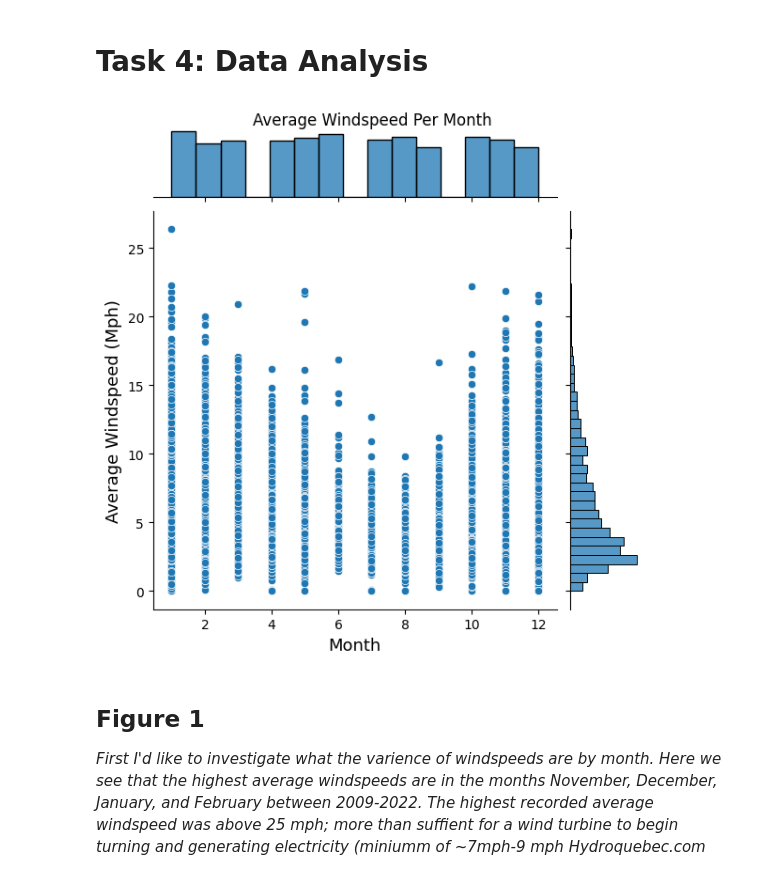
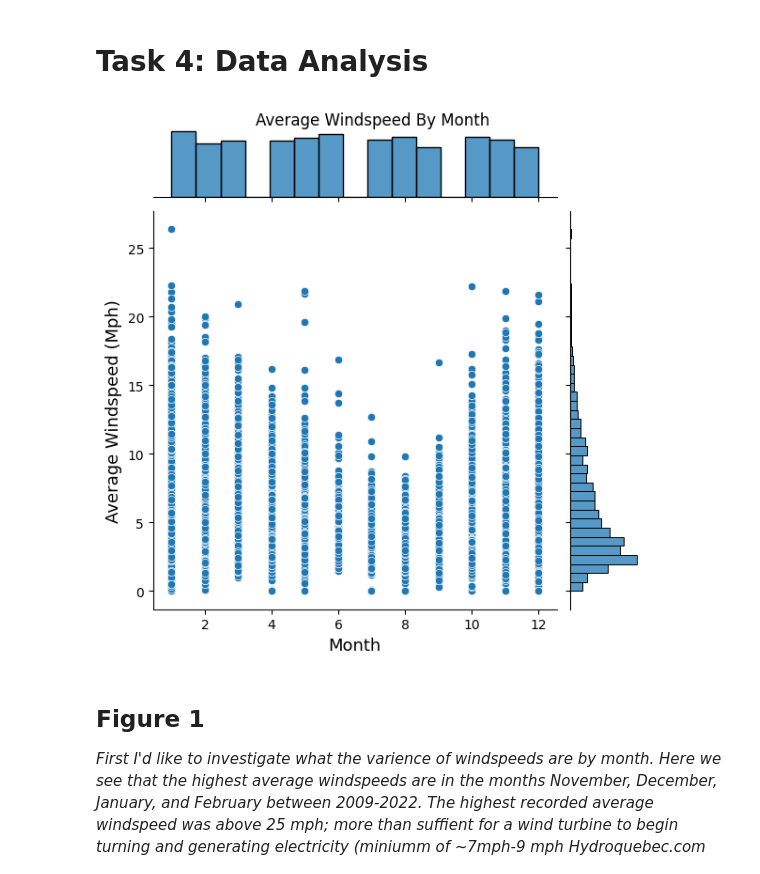
Before and after one commit to ubco-W2022T1-cosc301/project-group29, a Jupyter notebook: notebooks/analysis2.ipynb, the cells around one changed output. Drawn from its saved outputs; the diff is of its cells as text; code cells hidden in the pictures.

```diff
--- a/notebooks/analysis2.ipynb
+++ b/notebooks/analysis2.ipynb
@@ -261,10 +261,11 @@ avg_by_mnth = dfcleaned.groupby(by='Month').mean()
 # %%
 h = sns.jointplot(x='Month',y='avg_win', data=data_raw)
 h.set_axis_labels('Month','Average Windspeed (Mph)', fontsize=13)
-h.fig.suptitle("Average Windspeed Per Month")
+h.fig.suptitle("Average Windspeed By Month")
 h.fig.subplots_adjust(top=0.95)
+plt.savefig('../images/Average Windspeed By Month.png')
 # %% [output]
-[figure, old version]
+[figure, new version]
 # %% [markdown]
 ## Figure 1
 *First I'd like to investigate what the varience of windspeeds are by month. Here we see that the highest average windspeeds are in the months November, December, January, and February between 2009-2022. The highest recorded average windspeed was above 25 mph; more than suffient for a wind turbine to begin turning and generating electricity (miniumm of ~7mph-9 mph Hydroquebec.com and eia.gov (US Energy Info Admin). The month that experienced the lowest average windspeeds are the months June -September. However, we also see the distribution of the data is skewed towards the lower end of the the plot with the greatest concentration around only ~4mph. To make this clearer, I decided an additional plot is needed to create a plot with distribution of the data as the focus.*
```
Also changed, not shown: parts of 3 cells of this notebook, 4 other files.
